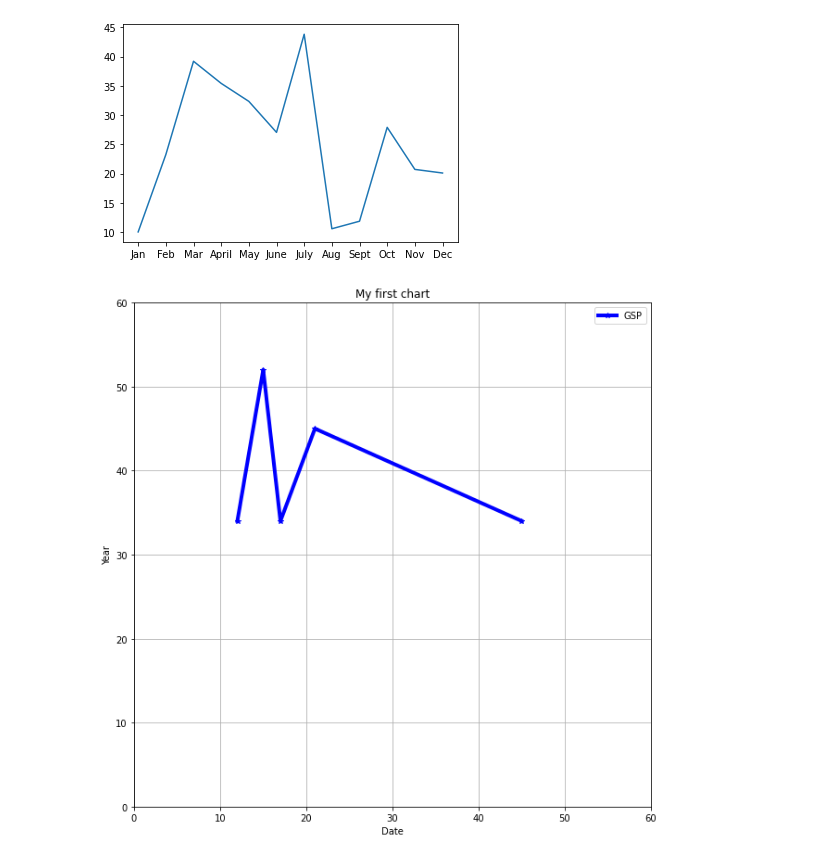
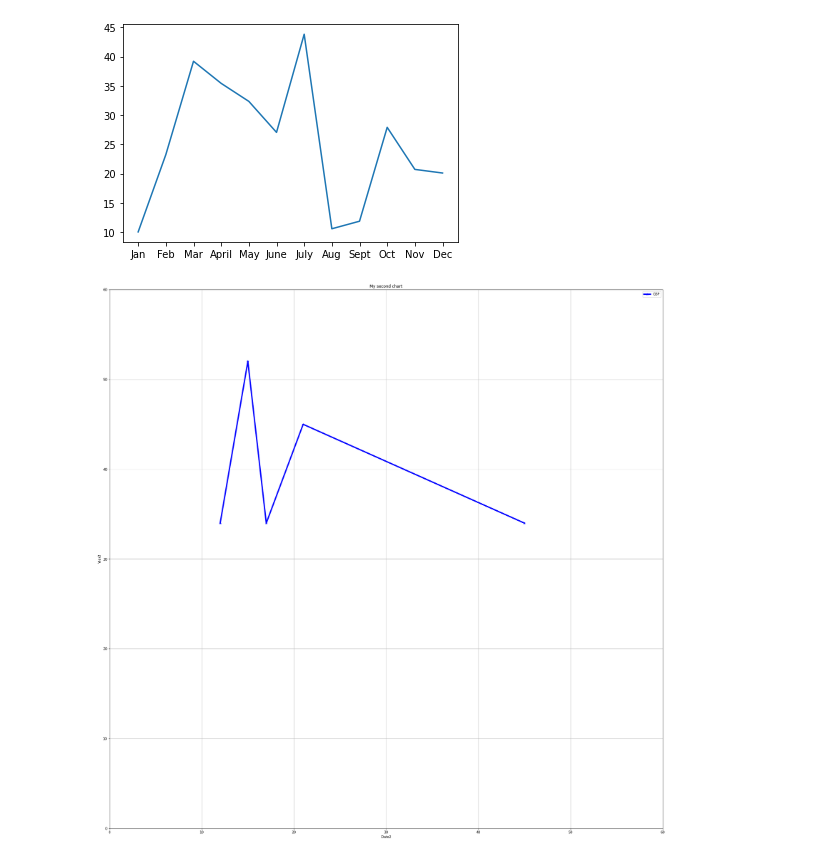
Before and after one commit to Govind-Patwal/My_Testing_Corner_at_GitHub, a Jupyter notebook: UofT_Bootcamp/UofT_Bootcamp_PostGrad/Round1/Module5_Matplotlib/Untitled.ipynb, the cells around one changed output. Cells and saved outputs as stored; diff of their text form; code cells hidden in the pictures.

```diff
--- a/UofT_Bootcamp/UofT_Bootcamp_PostGrad/Round1/Module5_Matplotlib/Untitled.ipynb
+++ b/UofT_Bootcamp/UofT_Bootcamp_PostGrad/Round1/Module5_Matplotlib/Untitled.ipynb
@@ -27,24 +27,24 @@ x_axis = [12,15,17,21,45]
 y_axis = [34,52,34,45,34]
 # %%
 # size of the plot, shiould be the first line
-plt.figure(figsize = (10, 10))
+plt.figure(figsize = (30, 30))
 
 # plot a line chart, and legend label as GSP
 plt.plot(x_axis, y_axis, label = 'GSP', color='blue', marker = '*', linewidth=4)
 # show the legend, without this the label means nothing
 plt.legend()
 
-plt.xlabel('Date')
-plt.ylabel('Year')
+plt.xlabel('Date2')
+plt.ylabel('Year2')
 
-plt.title('My first chart')
+plt.title('My second chart')
 
 plt.xlim(0,60)
 plt.ylim(0,60)
 
 plt.grid()
 
-plt.savefig('my_image.png')
+plt.savefig('my_image2.png')
 plt.show()
 # %% [output]
-[figure, old version]
+[figure, new version]
```
Also changed, not shown: 1 other file.
